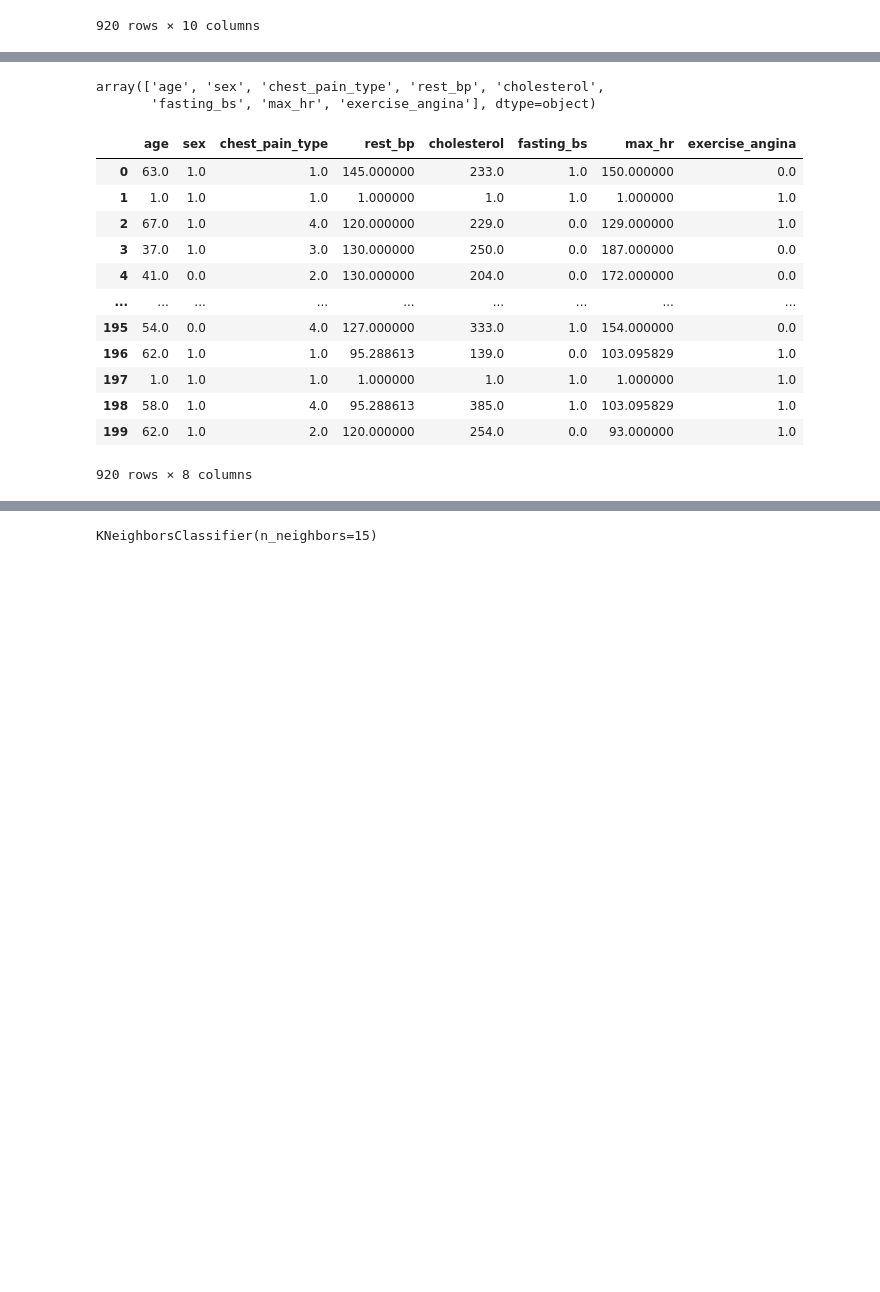
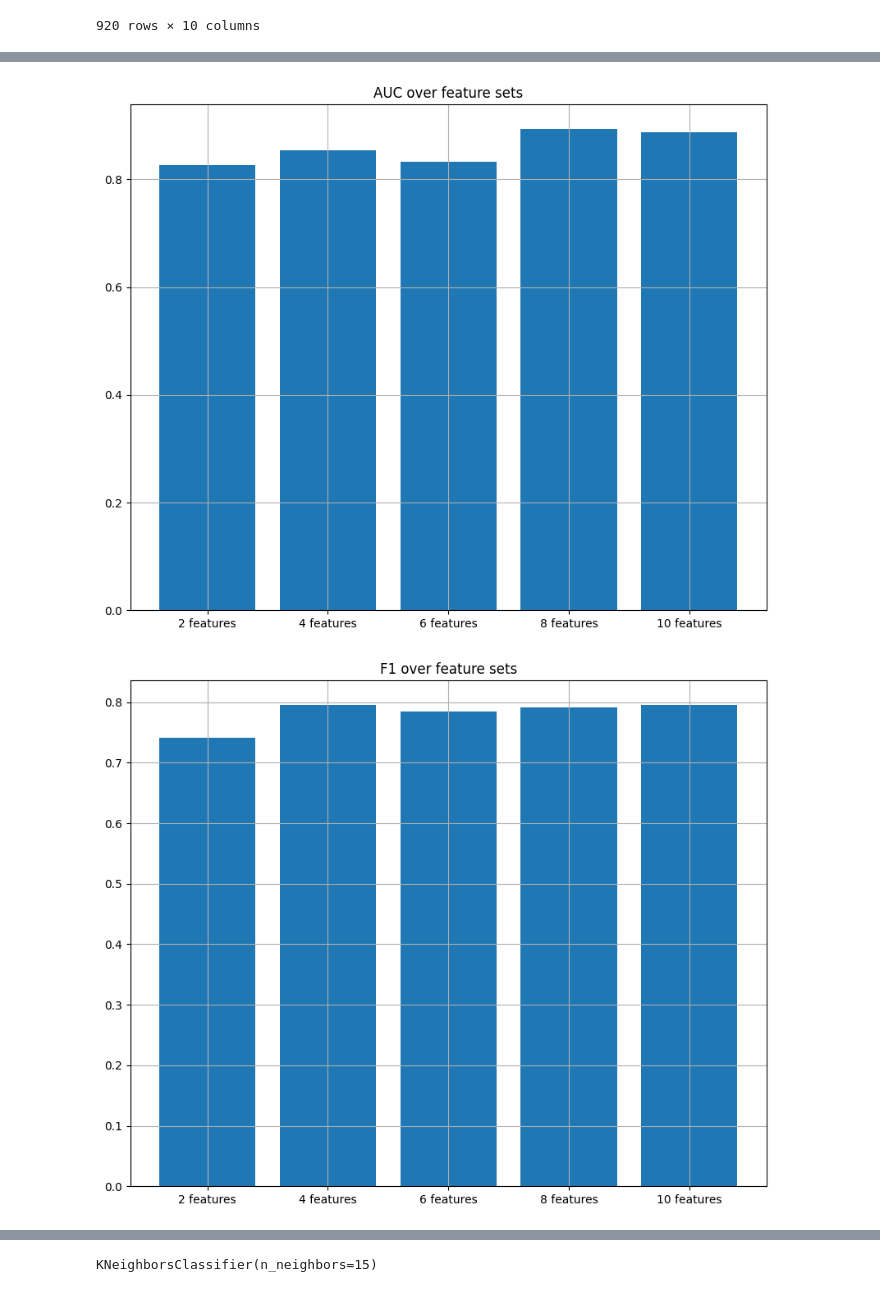
Before and after one commit to bergnils/PROHI_HT22_Group_D, a Jupyter notebook: src/knn.ipynb, the cells around one changed output, grey strips where cells are left out. Saved outputs shown, nothing was run; the diff lists cells and outputs as text; code cells hidden in the pictures; blank space fills up the shorter version.

Commit message:
added plots

```diff
--- a/src/knn.ipynb
+++ b/src/knn.ipynb
@@ -69,17 +69,21 @@ df2
 # %%
 knn = KNeighborsClassifier(n_neighbors=15)
 # %%
- scores_result = {}
- for i in range(1,6):
-    print(i*2)
-    bestk = SelectKBest(chi2, k=i*2).fit(X, Y)
+scores_result = {}
+for i in range(1,6):
+    k=i*2
+    bestk = SelectKBest(chi2, k=k).fit(X, Y)
     X_new=bestk.transform(X)
-    scores = cross_validate(knn, X_new, Y, cv=5, scoring=["roc_auc", "f1_macro", "accuracy"])
-    scores_result[i*2]={}
-    scores_result[i*2]["AUC"] = np.mean(scores["test_roc_auc"])
-    scores_result[i*2]["F1"] = np.mean(scores["test_f1_macro"])
-    scores_result[i*2]["Accuracy"] = np.mean(scores["test_accuracy"])
+    scores = cross_validate(knn, X_new, Y, cv=5, scoring=["roc_auc", "f1_macro", "accuracy", "precision", "recall"])
+    scores_result[k]={}
+    scores_result[k]["AUC"] = np.mean(scores["test_roc_auc"])
+    scores_result[k]["F1"] = np.mean(scores["test_f1_macro"])
+    scores_result[k]["Accuracy"] = np.mean(scores["test_accuracy"])
+    scores_result[k]["Precision"] = np.mean(scores["test_precision"])
+    scores_result[k]["Recall"] = np.mean(scores["test_recall"])
     bestk.get_feature_names_out(input_features=df2.columns)
-    dfk=df[bestk.get_feature_names_out(input_features=df2.columns)]
-print(scores_result)
+    selected_features = bestk.get_feature_names_out(input_features=df2.columns)
+    dfk=df[selected_features]
+    print("Running 5-CV with {} features={}".format(k, selected_features))
+    print("Scores: AUC {} F1 {} Accuracy {} Precision {} Recall {}\n".format(scores_result[k]["AUC"], scores_result[k]["F1"], scores_result[k]["Accuracy"],scores_result[k]["Precision"],scores_result[k]["Recall"] ) )
 # %% [output]
@@ -92,22 +106,13 @@ print(scores_result)
-# %%
-bestk.get_feature_names_out(input_features=df2.columns)
-# %% [output]
-array(['age', 'sex', 'chest_pain_type', 'rest_bp', 'cholesterol',
-       'fasting_bs', 'max_hr', 'exercise_angina'], dtype=object)
-# %%
-dfk=df[bestk.get_feature_names_out(input_features=df2.columns)]
-dfk
-# %% [output]
-|  | age | sex | chest_pain_type | rest_bp | cholesterol | fasting_bs | max_hr | exercise_angina |
-| 0 | 63.0 | 1.0 | 1.0 | 145.000000 | 233.0 | 1.0 | 150.000000 | 0.0 |
-| 1 | 1.0 | 1.0 | 1.0 | 1.000000 | 1.0 | 1.0 | 1.000000 | 1.0 |
-| 2 | 67.0 | 1.0 | 4.0 | 120.000000 | 229.0 | 0.0 | 129.000000 | 1.0 |
-| 3 | 37.0 | 1.0 | 3.0 | 130.000000 | 250.0 | 0.0 | 187.000000 | 0.0 |
-| 4 | 41.0 | 0.0 | 2.0 | 130.000000 | 204.0 | 0.0 | 172.000000 | 0.0 |
-| ... | ... | ... | ... | ... | ... | ... | ... | ... |
-| 195 | 54.0 | 0.0 | 4.0 | 127.000000 | 333.0 | 1.0 | 154.000000 | 0.0 |
-| 196 | 62.0 | 1.0 | 1.0 | 95.288613 | 139.0 | 0.0 | 103.095829 | 1.0 |
-| 197 | 1.0 | 1.0 | 1.0 | 1.000000 | 1.0 | 1.0 | 1.000000 | 1.0 |
-| 198 | 58.0 | 1.0 | 4.0 | 95.288613 | 385.0 | 1.0 | 103.095829 | 1.0 |
-| 199 | 62.0 | 1.0 | 2.0 | 120.000000 | 254.0 | 0.0 | 93.000000 | 1.0 |
-920 rows × 8 columns
+# %%
+scores_to_plot = {}
+for score_name in ["AUC", "F1", "Accuracy", "Precision", "Recall"]:
+    scores_to_plot[score_name] = {}
+    for feat_set in scores_result.keys():
+        scores_to_plot[score_name][str(feat_set) + " features"] = round(scores_result[feat_set][score_name], 3)
+    plt.figure(figsize=(10, 8))
+    plt.title("{} over feature sets".format(score_name))
+    plt.grid()
+    plt.bar(scores_to_plot[score_name].keys(), scores_to_plot[score_name].values())
+# %% [output]
+[figure, added]
+[figure, added]
```
Also changed, not shown: parts of 5 cells of this notebook, 1 other file.
